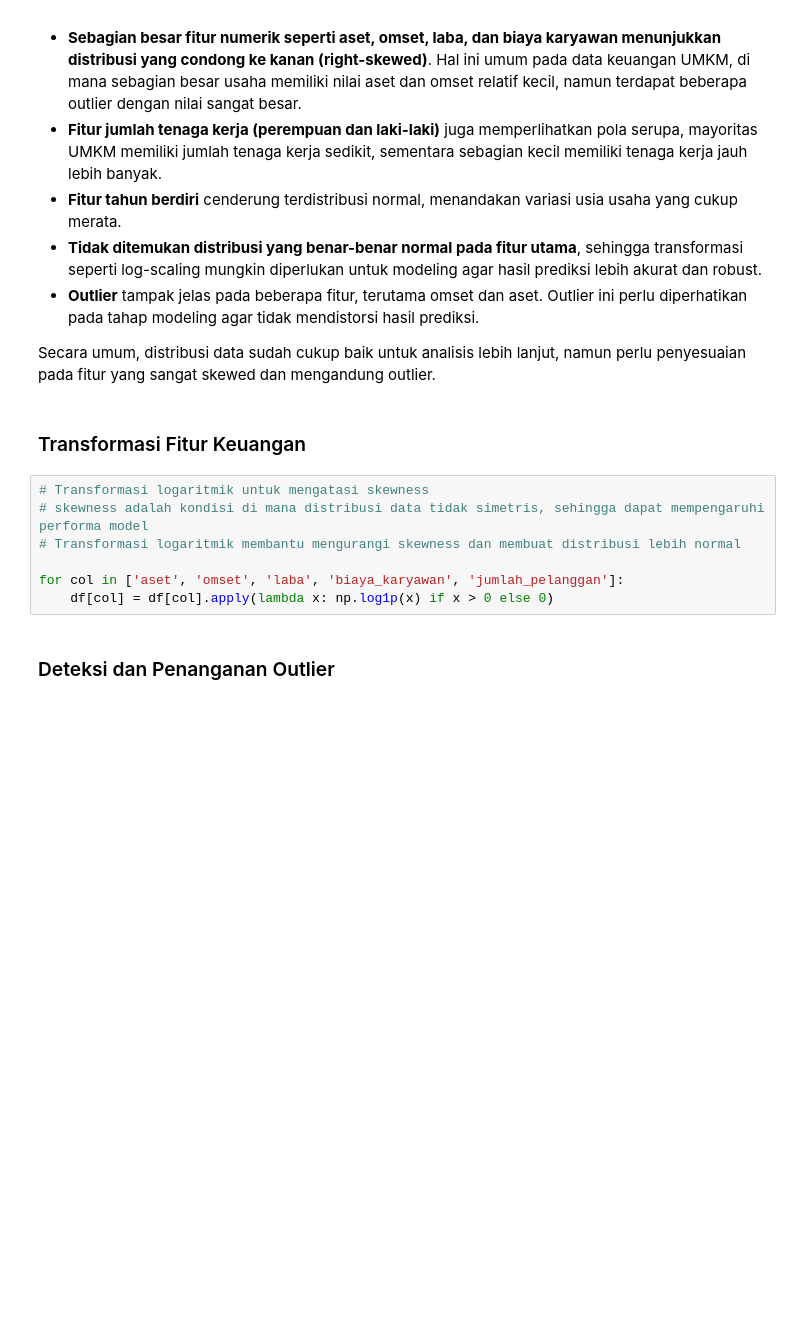
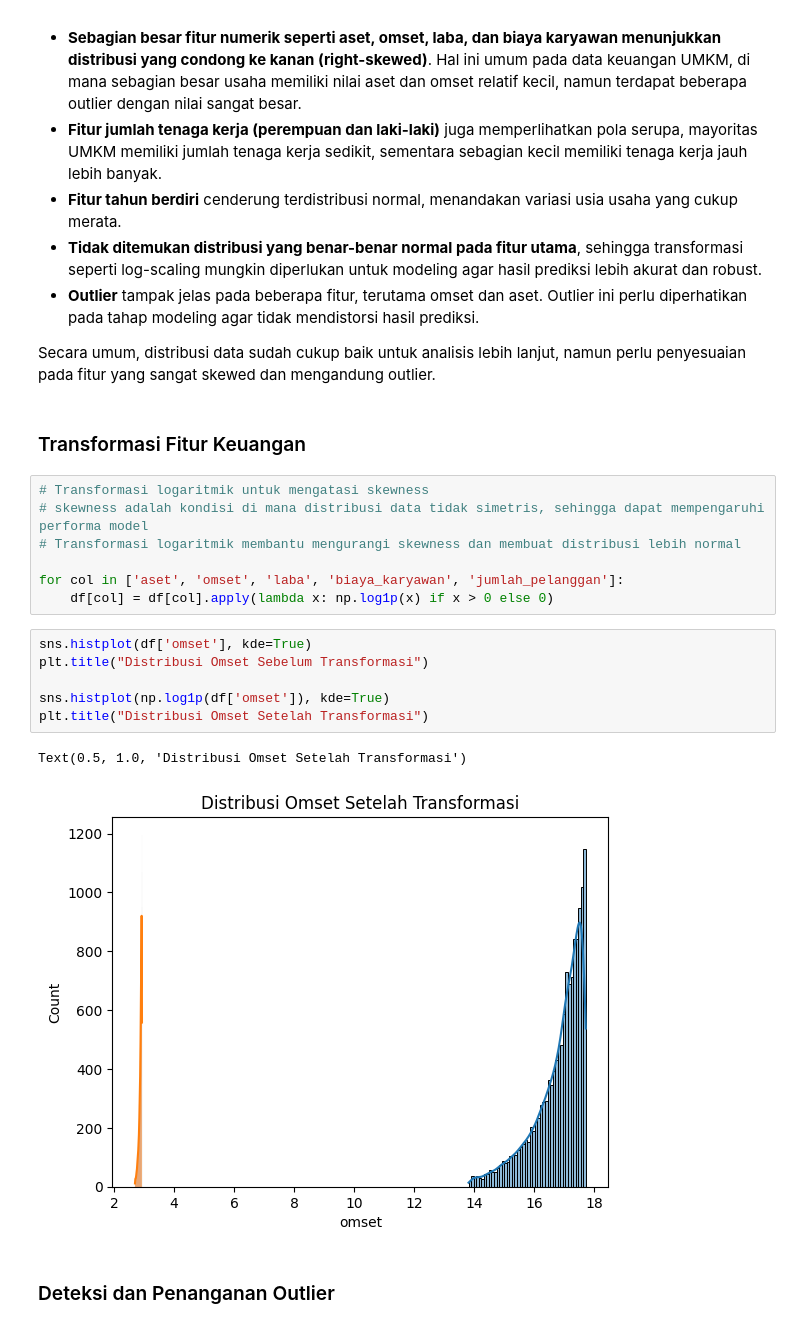
Before and after one commit to ProfDARA/dukunisasi_umkm, a Jupyter notebook: dukunisasiUMKM.ipynb, the cells around one changed output. Cells and saved outputs as stored; diff of their text form; blank space fills up the shorter version.

```diff
--- a/dukunisasiUMKM.ipynb
+++ b/dukunisasiUMKM.ipynb
@@ -379,6 +379,15 @@ Secara umum, distribusi data sudah cukup baik untuk analisis lebih lanjut, namun
 
 for col in ['aset', 'omset', 'laba', 'biaya_karyawan', 'jumlah_pelanggan']:
     df[col] = df[col].apply(lambda x: np.log1p(x) if x > 0 else 0)
+# %%
+sns.histplot(df['omset'], kde=True)
+plt.title("Distribusi Omset Sebelum Transformasi")
+
+sns.histplot(np.log1p(df['omset']), kde=True)
+plt.title("Distribusi Omset Setelah Transformasi")
+# %% [output]
+Text(0.5, 1.0, 'Distribusi Omset Setelah Transformasi')
+[figure, added]
 # %% [markdown]
 ### Deteksi dan Penanganan Outlier
 # %%
```
Also changed, not shown: parts of 5 cells of this notebook.
